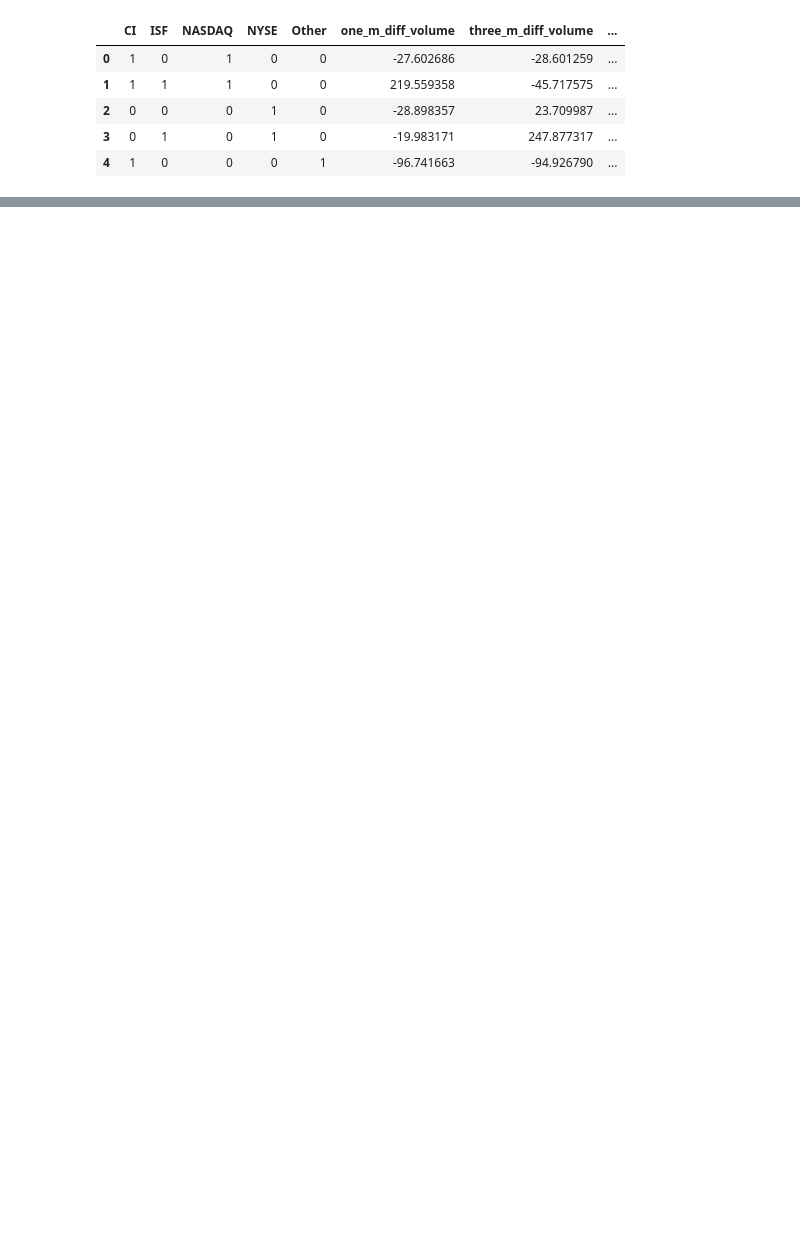
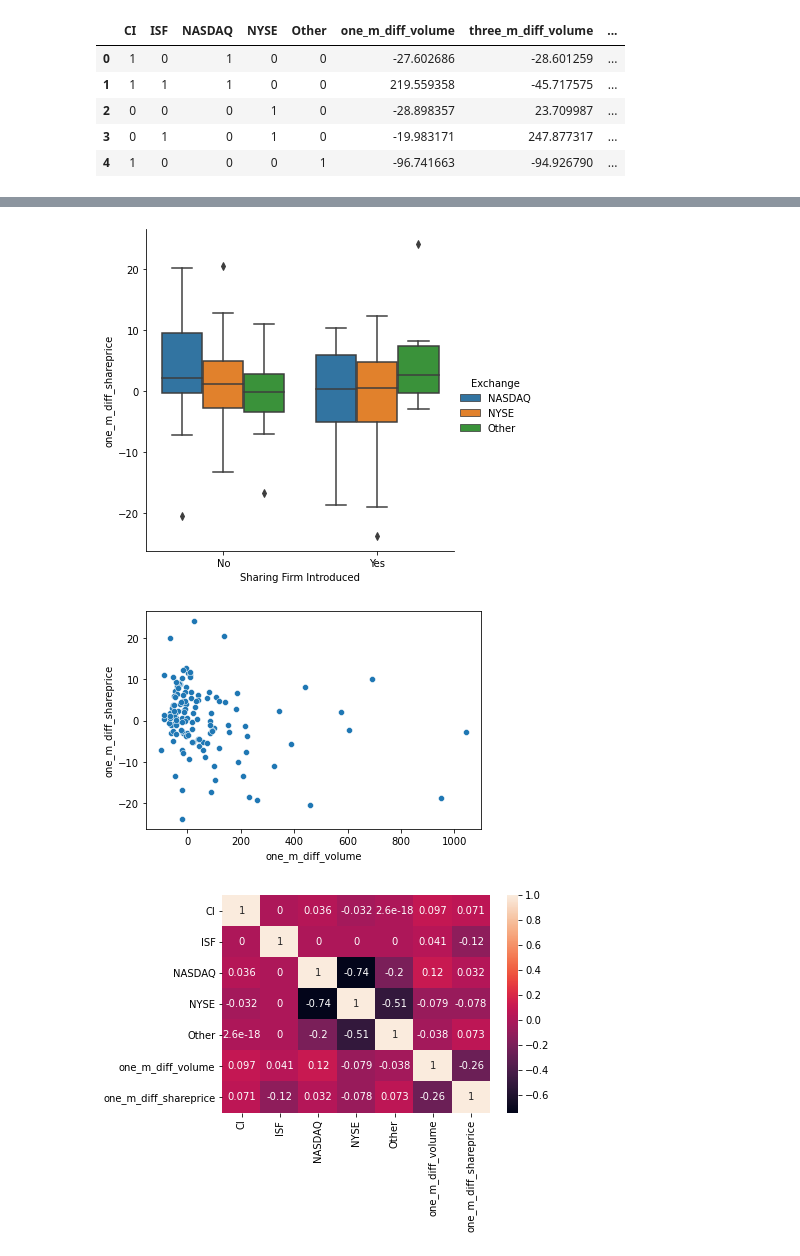
Before and after one commit to SolB77/Managerial-Economics-Senior-Thesis, a Jupyter notebook: Summary Statistics, Regression Analysis, and Visualizations.ipynb, the cells around one changed output, grey strips where cells are left out. Saved outputs shown, nothing was run; the diff lists cells and outputs as text; code cells hidden in the pictures; blank space fills up the shorter version.

```diff
--- a/Summary Statistics, Regression Analysis, and Visualizations.ipynb
+++ b/Summary Statistics, Regression Analysis, and Visualizations.ipynb
@@ -4,7 +8,8 @@ import numpy as np
 import seaborn as sns
 import statsmodels.formula.api as sm
 # %%
-data = pd.read_csv('stata_data.csv')
+#Load data
+data = pd.read_csv('Data/stata_data.csv')
 data.head()
 # %% [output]
 |  | CI | ISF | NASDAQ | NYSE | Other | one_m_diff_volume | three_m_diff_volume | ... |
@@ -27,0 +21,6 @@ data.describe()
+# %%
+#Add Named Categorical Columns for CI, ISF, and Exchange for Graphs
+data['Sharing Firm Introduced'] = np.where(data['ISF'] == 1, "Yes", "No")
+data['Relatedness with Sharing Firm'] = np.where(data['CI'] == 1, "Closely Related", "Less Closely Related")
+data['Exchange'] = data[['NASDAQ','NYSE','Other']].idxmax(axis=1)
+data.head()
@@ -27,0 +34,6 @@ data.describe()
+# %%
+#Create New Dataframes with Variables for Each Time Period
+onemonthdata = data[['CI', 'ISF', 'NASDAQ', 'NYSE', 'Other', 'one_m_diff_volume', 'one_m_diff_shareprice','Sharing Firm Introduced', 'Relatedness with Sharing Firm', 'Exchange']]
+threemonthdata = data[['CI', 'ISF', 'NASDAQ', 'NYSE', 'Other', 'three_m_diff_volume', 'three_m_diff_shareprice','Sharing Firm Introduced', 'Relatedness with Sharing Firm', 'Exchange']]
+sixmonthdata = data[['CI', 'ISF', 'NASDAQ', 'NYSE', 'Other', 'six_m_diff_volume', 'six_m_diff_shareprice','Sharing Firm Introduced', 'Relatedness with Sharing Firm', 'Exchange']]
+oneyeardata = data[['CI', 'ISF', 'NASDAQ', 'NYSE', 'Other', 'one_y_diff_volume', 'one_y_diff_shareprice','Sharing Firm Introduced', 'Relatedness with Sharing Firm', 'Exchange']]
@@ -27,0 +43,13 @@ data.describe()
+# %%
+CATsvsOneM = sns.catplot(x="Sharing Firm Introduced", y="one_m_diff_shareprice",hue='Exchange',kind='box',data=onemonthdata)
+plt.show()
+VolumevsOneM = sns.scatterplot(x="one_m_diff_volume", y="one_m_diff_shareprice",data=onemonthdata)
+plt.show()
+OneMHeatmap = sns.heatmap(onemonthdata.loc[:,'CI':'one_m_diff_shareprice'].corr(),annot=True)
+plt.show()
+OneMDistofSharePriceDiff = sns.distplot(onemonthdata['one_m_diff_shareprice'])
+plt.show()
+# %% [output]
+[figure, added]
+[figure, added]
+[figure, added]
```
Also changed, not shown: parts of 32 cells of this notebook, 1 other file.
